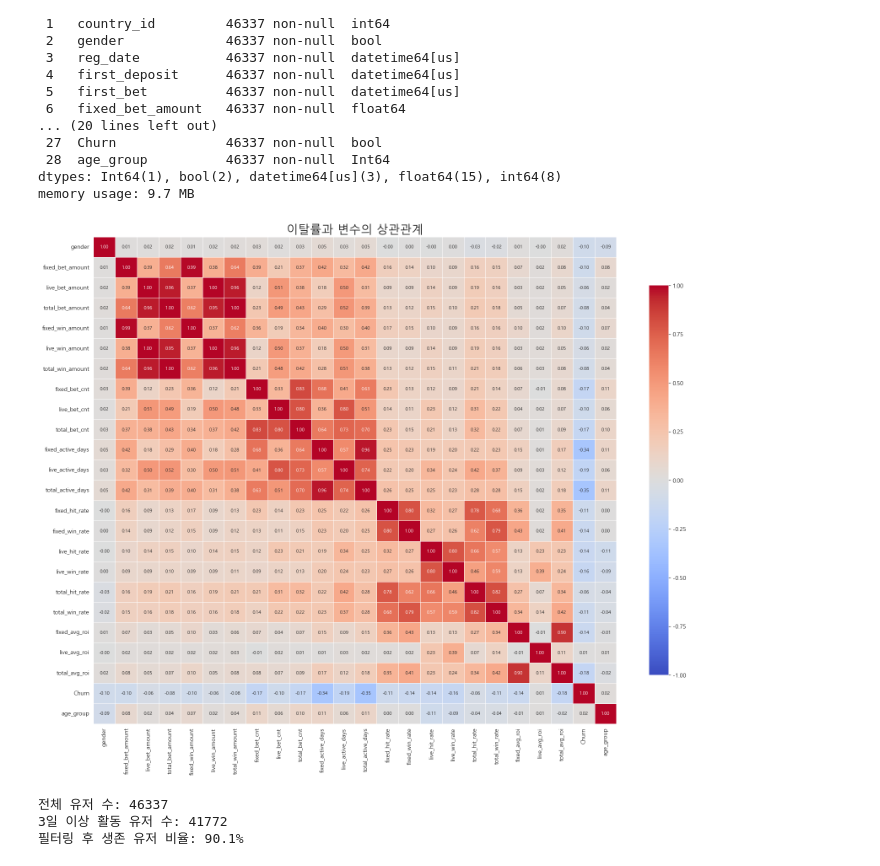
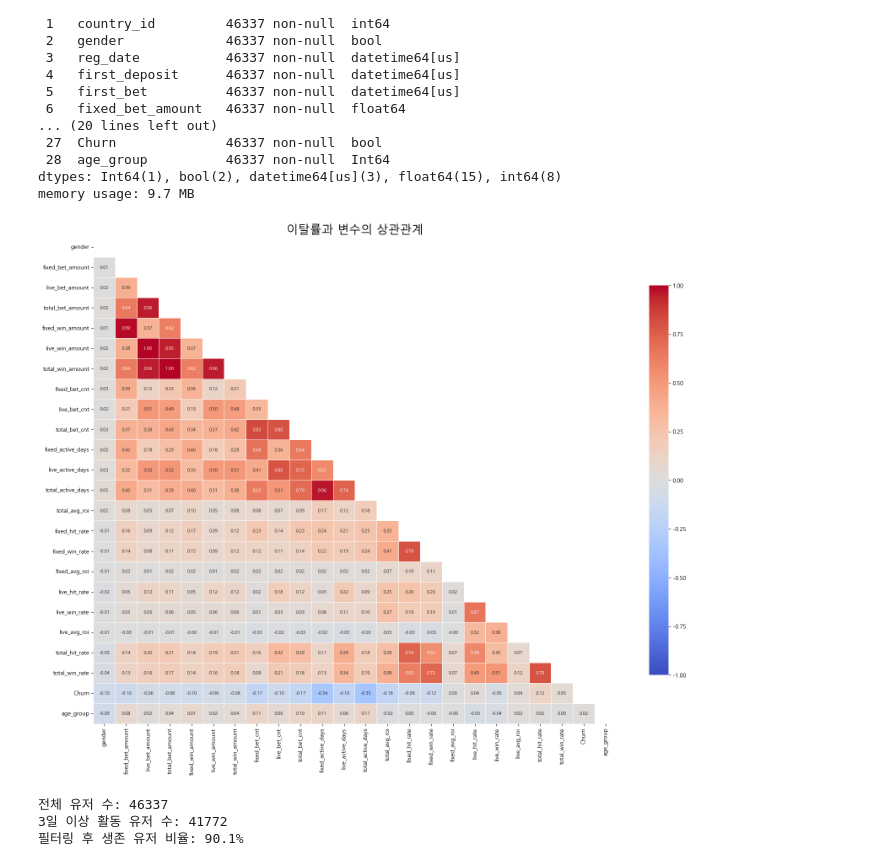
Before and after one commit to SKNETWORKS-FAMILY-AICAMP/SKN24-2nd-3Team, a Jupyter notebook: notebooks/psy/02_EDA.ipynb, the cells around one changed output. Saved outputs shown, nothing was run; the diff lists cells and outputs as text; code cells hidden in the pictures.

```diff
--- a/notebooks/psy/02_EDA.ipynb
+++ b/notebooks/psy/02_EDA.ipynb
@@ -132,0 +191,11 @@ df_L = df_L.round({'live_hit_rate': 2, 'live_win_rate': 2})
+# %%
+# 7. total roi 계산
+total_avg_roi = (
+    df_total[df_total['BetsA'] > 0]
+    .assign(_roi=lambda x: (x['WinA'] - x['StakeA']) / x['StakeA'])
+    .groupby('UserID')['_roi']
+    .mean()
+    .reset_index()
+)
+df_total = pd.merge(df_total,total_avg_roi,on='UserID',how='left')
+df_total
@@ -151,11 +234,11 @@ merge2['latest'] = merge2[['DateBet_x', 'DateBet_y']].max(axis=1).astype('dateti
 # 'latest' 컬럼만 남기고 이용했던 컬럼 삭제
 merge2 = merge2.drop(['DateBet_x','DateBet_y'],axis=1)
 # %%
-# 7. 총 승리 빈도 및 승률 계산
+# 10. 총 승리 빈도 및 승률 계산
 
 # 결측치 제거
-merge2[['fixed_hit_rate', 'live_hit_rate']] = merge2[['fixed_hit_rate', 'live_hit_rate']].fillna(0)
-merge2[['fixed_win_rate', 'live_win_rate']] = merge2[['fixed_win_rate', 'live_win_rate']].fillna(0)
+# merge2[['fixed_hit_rate', 'live_hit_rate']] = merge2[['fixed_hit_rate', 'live_hit_rate']].fillna(0)
+# merge2[['fixed_win_rate', 'live_win_rate']] = merge2[['fixed_win_rate', 'live_win_rate']].fillna(0)
 
 
 # 총 승리 빈도(Total Hit Rate) = 각 타입별 빈도 * 활동 날짜 수 / 총 날짜 수
@@ -177,18 +260,7 @@ merge2['total_win_rate'] = (
 # 소수 2자리 계산
 merge2['total_win_rate'] = merge2['total_win_rate'].round(2)
 # %%
-# 8. 각 타입별 및 총 수익률 계산
-
-# fixed 배팅 ROI
-merge2['fixed_avg_roi'] = (merge2['WinF'] - merge2['StakeF']) / merge2['StakeF']
-
-# live 배팅 ROI
-merge2['live_avg_roi'] = (merge2['WinL'] - merge2['StakeL']) / merge2['StakeL']
-
-# 3. 전체 ROI
-merge2['total_avg_roi'] = (merge2['WinA'] - merge2['StakeA']) / merge2['StakeA']
-
 # 결측치 처리 및 소수점 정리
 # 라이브 배팅을 안 한 유저 등은 NaN이 생길 수 있으므로 0으로 채우고 반올림
-merge2[['fixed_avg_roi', 'live_avg_roi', 'total_avg_roi']] = merge2[['fixed_avg_roi', 'live_avg_roi', 'total_avg_roi']].fillna(0).round(2)
+merge2[['fixed_avg_roi', 'live_avg_roi', '_roi']] = merge2[['fixed_avg_roi', 'live_avg_roi', '_roi']].fillna(0).round(2)
 # %%
@@ -220,7 +292,7 @@ labels = [0, 1, 2, 3, 4, 5, 6, 7, 8]
 
 merge2['age_group'] = pd.cut(merge2['Age'], bins=bins, labels=labels, right=False).astype('Int64').fillna(-1)
 # %%
-# 11. 컬럼 정리 및 재정의
+# 13. 컬럼 정리 및 재정의
 
 # 필요 없는 컬럼 정리
 df_final = merge2.drop(['standard','TimeReg','latest','Age','Date1Bet','BirthYear'],axis=1)
@@ -245,7 +317,8 @@ sports_gb_total = df_final.rename(columns={
     'BetsA': 'total_bet_cnt',
     'DaysF': 'fixed_active_days',
     'DaysL': 'live_active_days',
-    'DaysA': 'total_active_days'
+    'DaysA': 'total_active_days',
+    '_roi' : 'total_avg_roi'
 })
 
 # 'reg_date', 'first_deposit', 'first_bet' 컬럼을 날짜형으로 변환
@@ -296,34 +371,35 @@ memory usage: 9.7 MB
 # %%
 # 상관관계 히트맵
 
 sports_gb_total['gender'] = sports_gb_total['gender'].astype(int)
 sports_gb_total['Churn'] = sports_gb_total['Churn'].astype(int)
 
 # 2. 숫자형 데이터만 추출하고 의미 없는 ID 열 제외
 corr_df = sports_gb_total.select_dtypes(include=['number']).drop(columns=['user_id', 'country_id'], errors='ignore')
 
 # 3. 상관계수 행렬 계산
 corr = corr_df.corr()
 
 # 4. 상삼각형 마스크 생성 (중복되는 반쪽을 가려줍니다)
 mask = np.triu(np.ones_like(corr, dtype=bool))
 
 # 5. 히트맵 그리기
 plt.figure(figsize=(20, 15))  # 변수가 많으므로 크기를 매우 크게 설정
 sns.heatmap(corr,
-            annot=True,        # 숫자 표시
+            annot=True,
+            mask=mask,       # 숫자 표시
             fmt=".2f",         # 소수점 둘째자리
             cmap='coolwarm',   # 빨강(양), 파랑(음) 색상
             vmin=-1, vmax=1,   # 범위를 -1 ~ 1로 고정
             center=0,          # 중앙값 0 기준
             linewidths=.5,     # 칸 사이 간격
             cbar_kws={"shrink": .8}, # 범례 크기 조절
             annot_kws={"size": 8})   # 글자 크기 조절
 
 plt.title('이탈률과 변수의 상관관계', fontsize=20)
 plt.show()
 # %% [output]
-[figure, old version]
+[figure, new version]
 # %%
 # 3일 이상 유저수  확인 (일회성 유저 필터 역할)
 # 3일 미만 유저가 기대만큼 많지않음
```
Also changed, not shown: parts of 21 cells of this notebook, 2 other files.
